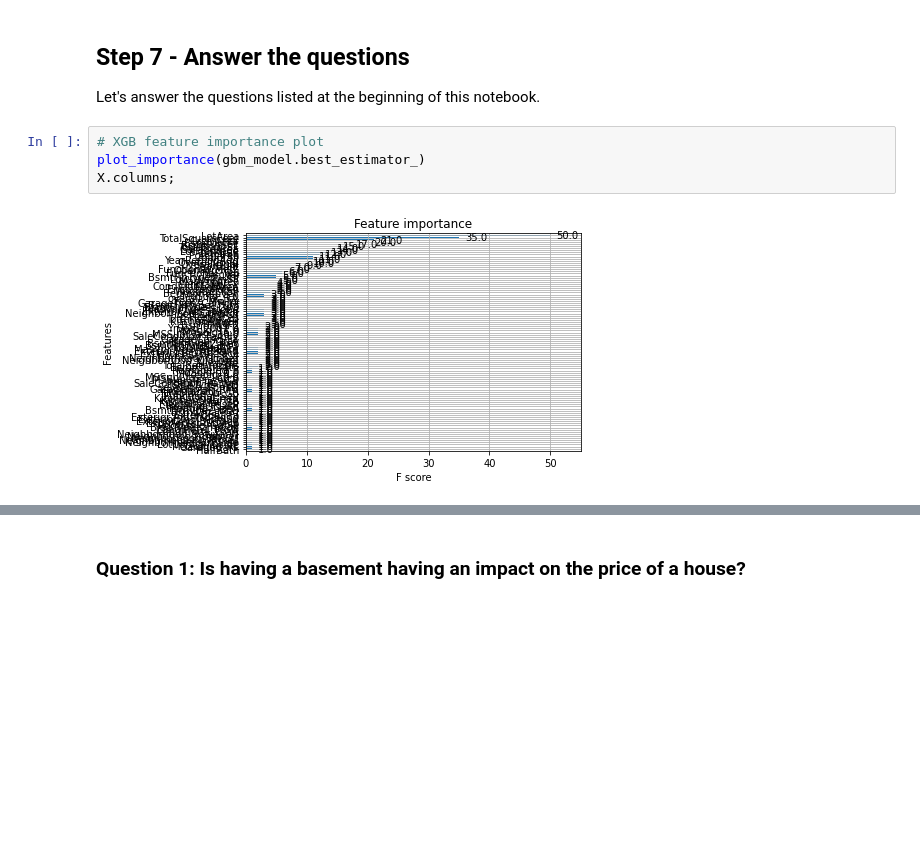
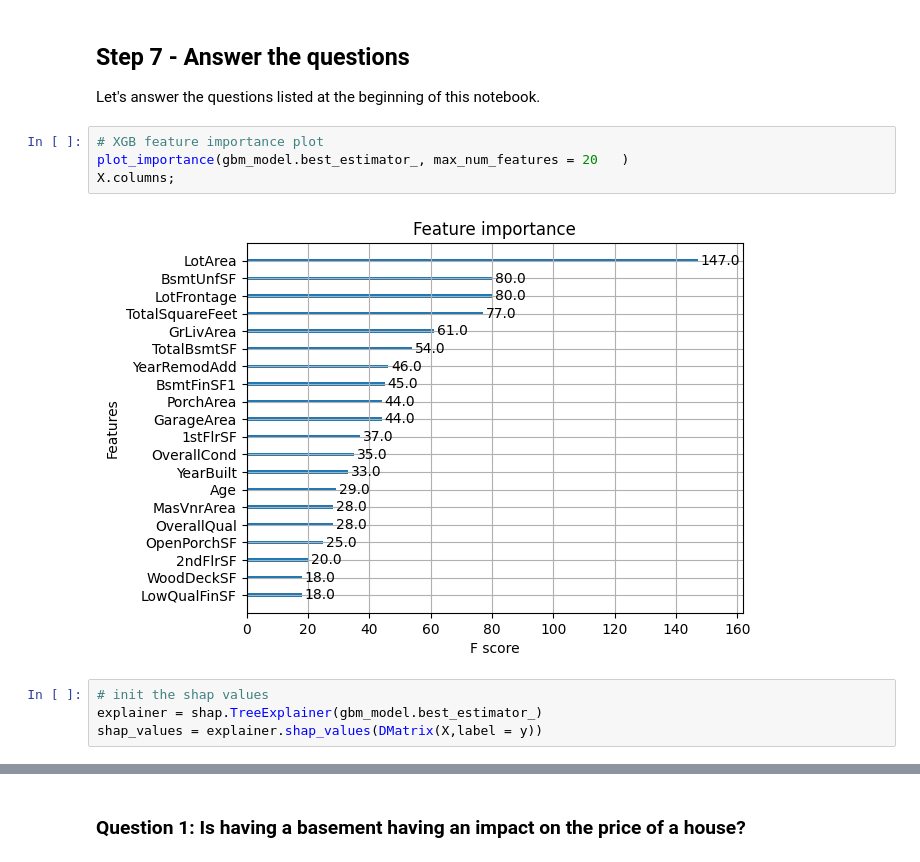
Before and after one commit to jmballard/Kaggle_HousePrice, a Jupyter notebook: analysis_notebook.ipynb, the cells around one changed output, grey strips where cells are left out. Drawn from its saved outputs; the diff is of its cells as text; blank space fills up the shorter version.

```diff
--- a/analysis_notebook.ipynb
+++ b/analysis_notebook.ipynb
@@ -696,7 +682,11 @@ GridSearchCV(cv=5,
 Let's answer the questions listed at the beginning of this notebook.
 # %%
 # XGB feature importance plot
-plot_importance(gbm_model.best_estimator_)
+plot_importance(gbm_model.best_estimator_, max_num_features = 20   )
 X.columns;
 # %% [output]
-[figure, old version]
+[figure, new version]
+# %%
+# init the shap values
+explainer = shap.TreeExplainer(gbm_model.best_estimator_)
+shap_values = explainer.shap_values(DMatrix(X,label = y))
```
Also changed, not shown: parts of 30 cells of this notebook.
